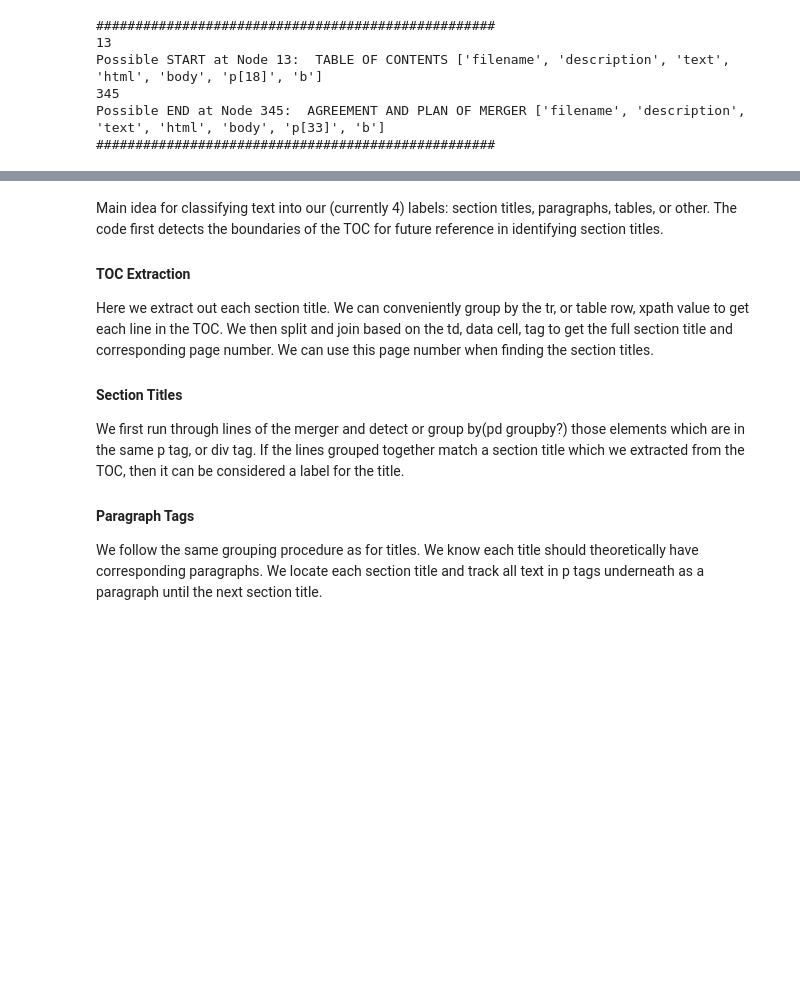
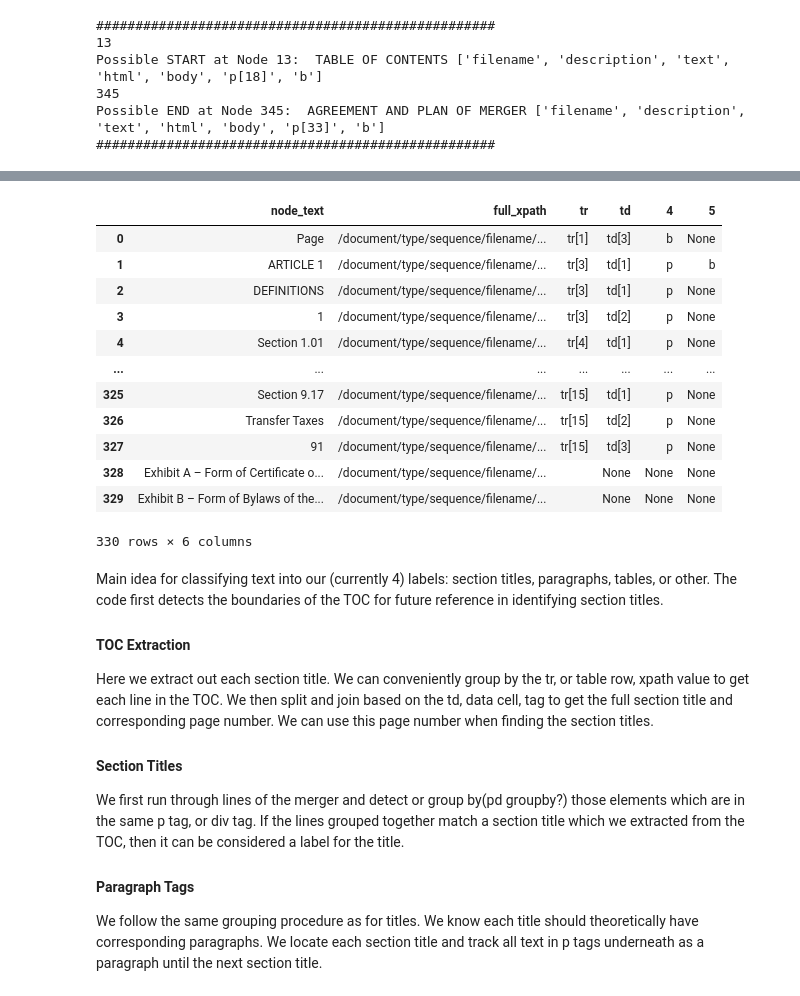
Before and after one commit to mumose/contract_labeling_with_TOC, a Jupyter notebook: MarkupLM/playground-html-generation_brian.ipynb, the cells around one changed output, grey strips where cells are left out. Cells and saved outputs as stored; diff of their text form; code cells hidden in the pictures; blank space fills up the shorter version.

Commit message:
Grouped data in full_paths_df

```diff
--- a/MarkupLM/playground-html-generation_brian.ipynb
+++ b/MarkupLM/playground-html-generation_brian.ipynb
@@ -147,5 +142,5 @@ start
 # %%
 # Extracts all paths and nodes within TOC boundaries
 toc_paths = xpaths[start[0] + (0 if 'table' in start[2] else 1):end[0]-1]
-toc_nodes = nodes[start[0] + 1:end[0]-1]
+toc_nodes = nodes[start[0] + (0 if 'table' in start[2] else 1):end[0]-1]
 # %%
@@ -169,8 +165,16 @@ reg_str = r'table(\[[0-9]+\])?'
 table_end_idx = re.search(reg_str, toc_paths[0]).span()[1] + 1
 TOC_root_str = toc_paths[0][:table_end_idx]
 
-shortened_toc_paths = [path[table_end_idx:] for path in toc_paths]
-shortened_toc_paths[:5]
+shortened_toc_paths = [path[table_end_idx:].split('/') for path in toc_paths]
+shortened_toc_paths[:10]
+
+toc_paths_full = []
+for i in range(len(toc_paths)):
+    full_paths_nodes = [toc_nodes[i], toc_paths[i]] + shortened_toc_paths[i]
+
+
+    toc_paths_full.append(full_paths_nodes)
+toc_paths_full[:10]
 # group_list = [path.index('1') for path in shortened_toc_paths]
 # group_list[:5]
 
@@ -185,3 +201,21 @@ shortened_toc_paths[:5]
+# %%
+full_paths_df = pd.DataFrame(toc_paths_full).rename(columns={0 : "node_text", 1 : "full_xpath", 2 : "tr", 3 : "td"})
+# %%
+full_paths_df
+# %% [output]
+|  | node_text | full_xpath | tr | td | 4 | 5 |
+| 0 | Page | /document/type/sequence/filename/... | tr[1] | td[3] | b | None |
+| 1 | ARTICLE 1 | /document/type/sequence/filename/... | tr[3] | td[1] | p | b |
+| 2 | DEFINITIONS | /document/type/sequence/filename/... | tr[3] | td[1] | p | None |
+| 3 | 1 | /document/type/sequence/filename/... | tr[3] | td[2] | p | None |
+| 4 | Section 1.01 | /document/type/sequence/filename/... | tr[4] | td[1] | p | None |
+| ... | ... | ... | ... | ... | ... | ... |
+| 325 | Section 9.17 | /document/type/sequence/filename/... | tr[15] | td[1] | p | None |
+| 326 | Transfer Taxes | /document/type/sequence/filename/... | tr[15] | td[2] | p | None |
+| 327 | 91 | /document/type/sequence/filename/... | tr[15] | td[3] | p | None |
+| 328 | Exhibit A – Form of Certificate o... | /document/type/sequence/filename/... |  | None | None | None |
+| 329 | Exhibit B – Form of Bylaws of the... | /document/type/sequence/filename/... |  | None | None | None |
+330 rows × 6 columns
 # %% [markdown]
 Main idea for classifying text into our (currently 4) labels: section titles, paragraphs, tables, or other. The code first detects the boundaries of the TOC for future reference in identifying section titles.
 
```
Also changed, not shown: parts of 8 cells of this notebook, 1 other file.
